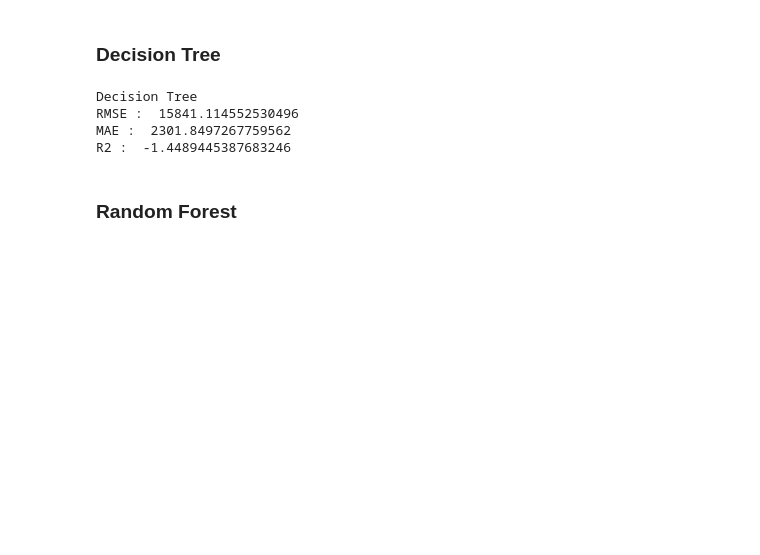
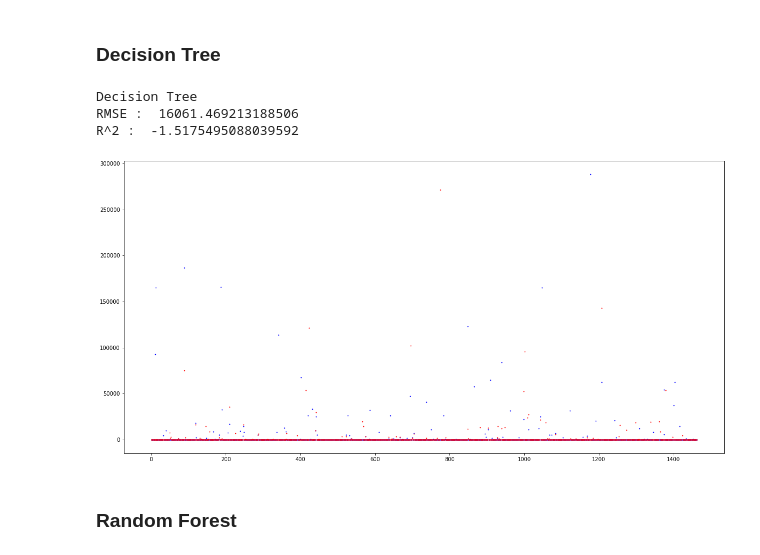
Before and after one commit to Karnak123/youtube-adview-prediction, a Jupyter notebook: youtbe_adview_prediction.ipynb, the cells around one changed output. Saved outputs shown, nothing was run; the diff lists cells and outputs as text; code cells hidden in the pictures; blank space fills up the shorter version.

```diff
--- a/youtbe_adview_prediction.ipynb
+++ b/youtbe_adview_prediction.ipynb
@@ -138,13 +184,13 @@ R2 :  -0.010669153624472738
 # %%
 dt_model = DecisionTreeRegressor()
 dt_model.fit(X_train, y_train)
 print("Decision Tree")
-evaluate(X_test, y_test, dt_model)
+evaluate(X_val, y_val, dt_model)
 # %% [output]
 Decision Tree
-RMSE :  15841.114552530496
-MAE :  2301.8497267759562
-R2 :  -1.4489445387683246
+RMSE :  16061.469213188506
+R^2 :  -1.5175495088039592
+[figure, added]
 # %% [markdown]
 ### Random Forest
 # %%
```
Also changed, not shown: parts of 31 cells of this notebook.
